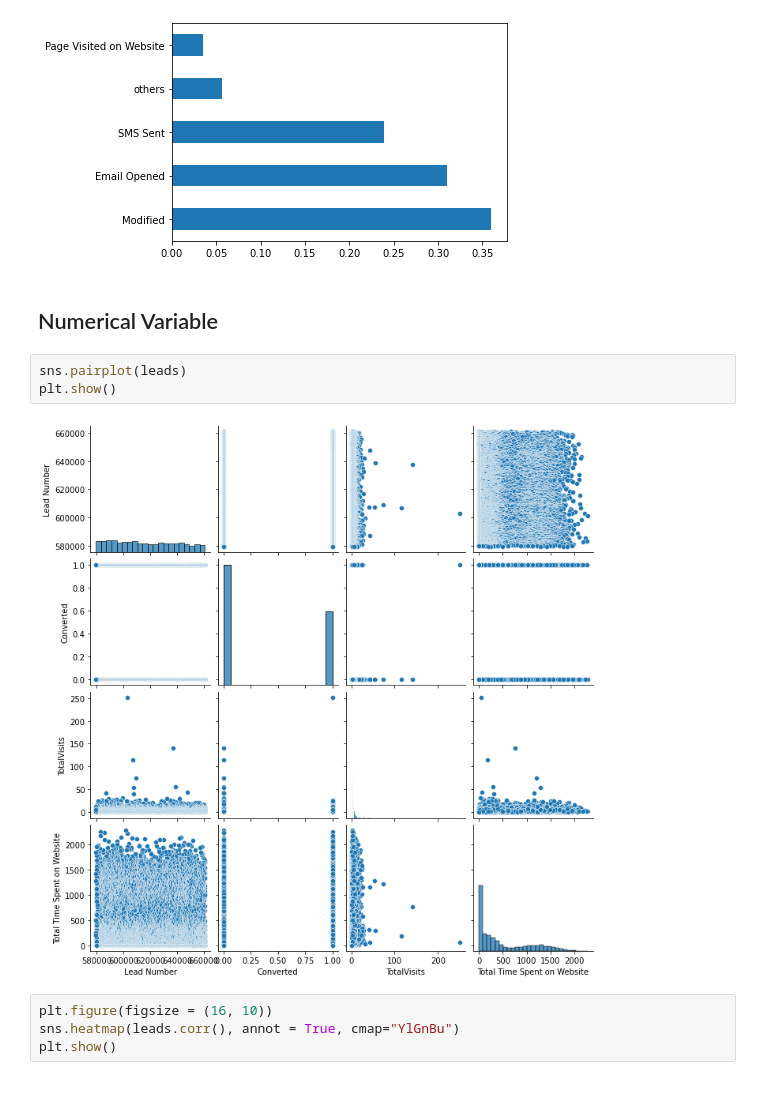
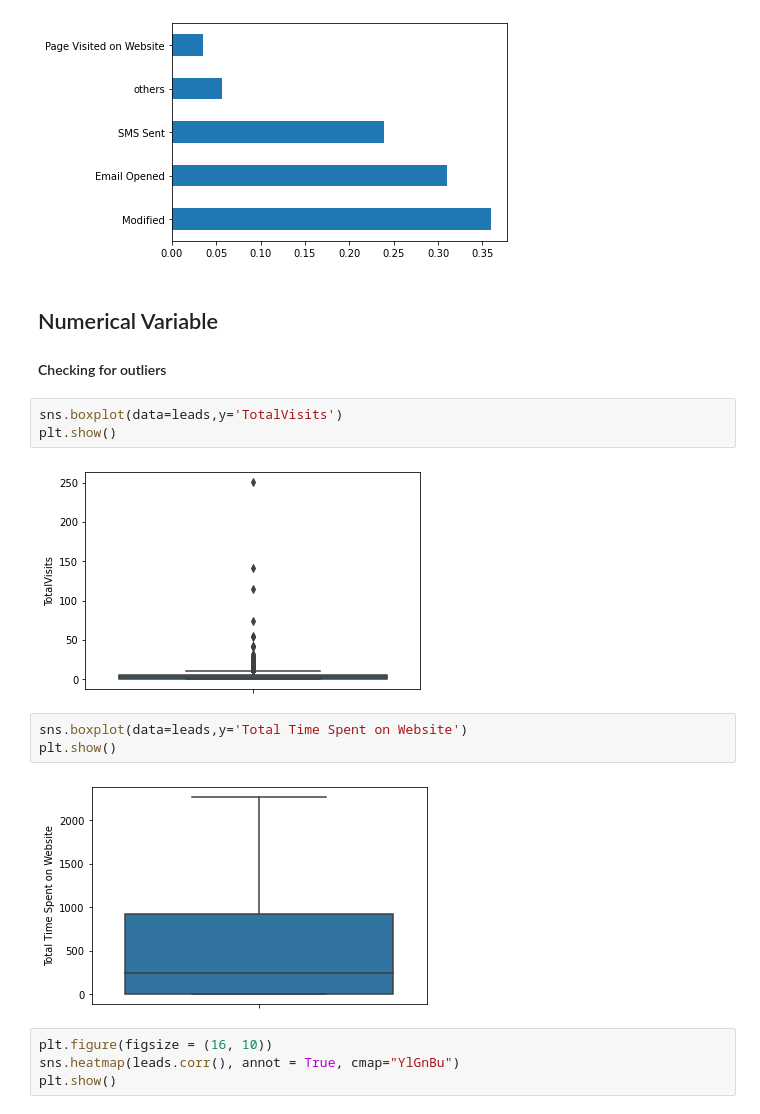
Before and after one commit to A9584/Lead_scoring_analysis, a Jupyter notebook: Upgrad lead scoring assignment.ipynb, the cells around one changed output. Cells and saved outputs as stored; diff of their text form.

```diff
--- a/Upgrad lead scoring assignment.ipynb
+++ b/Upgrad lead scoring assignment.ipynb
@@ -998,11 +999,17 @@ plt.show()
 [figure]
 # %% [markdown]
 ## Numerical Variable
+#### Checking for outliers
 # %%
-sns.pairplot(leads)
+sns.boxplot(data=leads,y='TotalVisits')
 plt.show()
 # %% [output]
-[figure, old version]
+[figure, new version]
+# %%
+sns.boxplot(data=leads,y='Total Time Spent on Website')
+plt.show()
+# %% [output]
+[figure, added]
 # %%
 plt.figure(figsize = (16, 10))
 sns.heatmap(leads.corr(), annot = True, cmap="YlGnBu")
```
Also changed, not shown: parts of 6 cells of this notebook.
